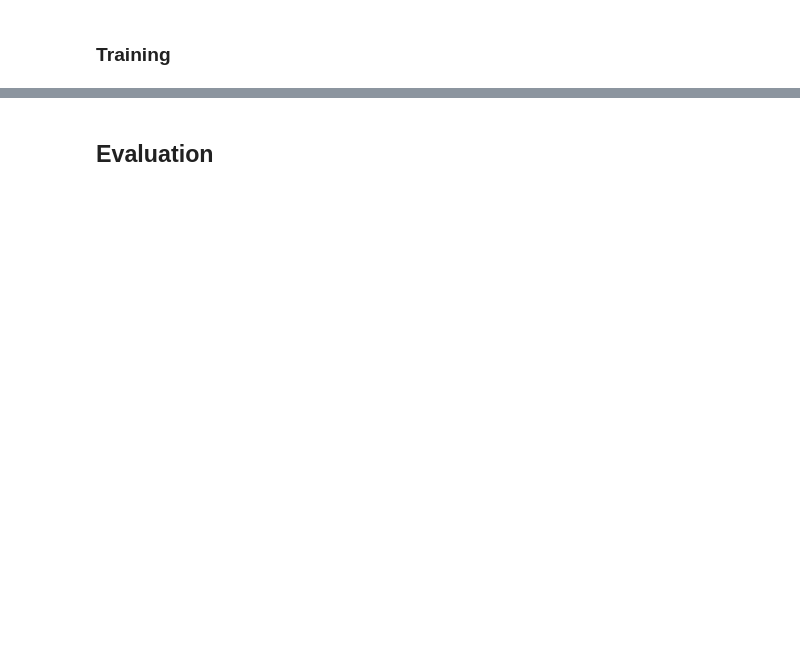
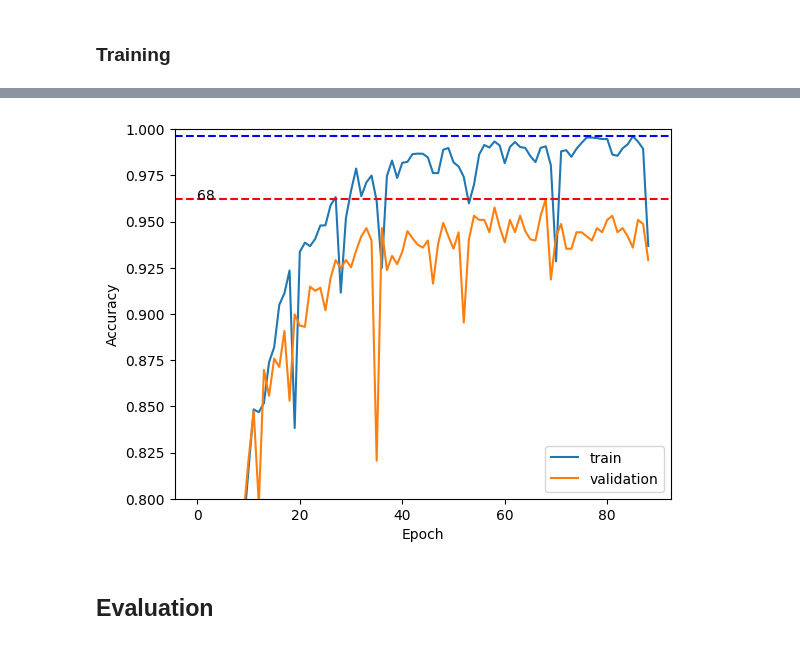
Before and after one commit to filippobartolucci/Italian-Lemmatizer, a Jupyter notebook: lemmatizer_ctx_95.ipynb, the cells around one changed output, grey strips where cells are left out. Drawn from its saved outputs; the diff is of its cells as text; code cells hidden in the pictures; blank space fills up the shorter version.

Commit message:
final model

```diff
--- a/lemmatizer_ctx_95.ipynb
+++ b/lemmatizer_ctx_95.ipynb
@@ -387,12 +384,12 @@ def accuracy(y_true, y_pred):
 # %% [markdown]
 ### Word2Vec
 # %%
-EMBEDDING_DIM = 512
+EMBEDDING_DIM = 384
 VOCABULARY_SIZE = len(word_tokenizer.word_index) + 1
 
 def get_word2vec_weights(DIM):
     # train word2vec model
-    word2vec = gensim.models.Word2Vec(dev_ctx + val_ctx + test_ctx, vector_size=DIM, window=10, min_count=1, workers=8)
+    word2vec = gensim.models.Word2Vec(dev_words + test_words_s, vector_size=DIM, window=10, min_count=1, workers=8)
 
     # create an empty embedding matix
     embedding_weights = np.zeros((VOCABULARY_SIZE, DIM))
@@ -418,6 +415,7 @@ embedding_weights = get_word2vec_weights(EMBEDDING_DIM)
 #   - words: encoded words: (batch_size, MAX_WORD_LENGTH)
 # outputs:
 #  - lemma: encoded lemma: (batch_size, MAX_WORD_LENGTH)
+
 
 def get_model():
     # context
@@ -429,6 +427,7 @@ def get_model():
 
     # tags
     tags_input = Input(shape=(CTX_DIM * 2 + 1,), name="tags_input")
+    tags_input = Masking(mask_value=1)(tags_input)
     tags_embedding = Embedding(len(tag_tokenizer.word_index) + 1, 64, input_length=CTX_DIM * 2 + 1, name="tags_embedding", trainable=True)(tags_input)
     tags_embedding = Bidirectional(LSTM(64, return_sequences=True))(tags_embedding)
     tags_embedding = TimeDistributed(Dense(EMBEDDING_DIM*2))(tags_embedding)
@@ -436,7 +435,7 @@ def get_model():
     # words
     words_input = Input(shape=(MAX_WORD_LENGTH,), name="words_input")
     words_input = Masking(mask_value=0)(words_input)
-    words_embedding = Embedding(VOCAB_SIZE, int(EMBEDDING_DIM), input_length=MAX_WORD_LENGTH, name="words_embedding", trainable=True)(words_input)
+    words_embedding = Embedding(VOCAB_SIZE, 64, input_length=MAX_WORD_LENGTH, name="words_embedding", trainable=True)(words_input)
     words_embedding = Bidirectional(LSTM(EMBEDDING_DIM, return_sequences=True))(words_embedding)
 
     # combine
@@ -447,13 +446,12 @@ def get_model():
     lstm = Dropout(0.5)(lstm)
     lstm = Bidirectional(LSTM(EMBEDDING_DIM, return_sequences=True), name="lstm2")(lstm)
 
-    dense = TimeDistributed(Dense(EMBEDDING_DIM, activation="swish", name="dense"))(lstm)
+    dense = TimeDistributed(Dense(EMBEDDING_DIM, activation="relu", name="dense"))(lstm)
     dense = Dropout(0.3)(dense)
-    dense = TimeDistributed(Dense(EMBEDDING_DIM, activation="swish", name="dense"))(dense)
+    dense = TimeDistributed(Dense(EMBEDDING_DIM, activation="relu", name="dense"))(dense)
     dense = Dropout(0.2)(dense)
-    dense = TimeDistributed(Dense(EMBEDDING_DIM, activation="swish", name="dense"))(dense)
-    dense = Dropout(0.1)(dense)
-    dense = TimeDistributed(Dense(EMBEDDING_DIM, activation="swish", name="dense"))(dense)
+    dense = TimeDistributed(Dense(EMBEDDING_DIM, activation="relu", name="dense"))(dense)
+    dense = TimeDistributed(Dense(EMBEDDING_DIM, activation="relu", name="dense"))(dense)
 
     output = TimeDistributed(Dense(VOCAB_SIZE, activation="softmax"), name="output")(dense)
     return Model(inputs=[context_input, tags_input, words_input], outputs=[output])
@@ -487,6 +485,6 @@ early_stopping = EarlyStopping(monitor="val_accuracy", patience=20, restore_best
 model.compile(loss="categorical_crossentropy", optimizer="adam", metrics=[accuracy])
 
 # train model
-history = model.fit([dev_ctx_e, dev_tags_e, dev_words_e], dev_lemmas_e, epochs=100, batch_size=256, validation_data=([val_ctx_e, val_tags_e, val_words_e], val_lemmas_e), callbacks=[early_stopping])
+history = model.fit([dev_ctx_e, dev_tags_e, dev_words_e], dev_lemmas_e, epochs=100, batch_size=64, validation_data=([val_ctx_e, val_tags_e, val_words_e], val_lemmas_e), callbacks=[early_stopping])
 # %% [output]
 Epoch 1/100
@@ -509,3 +507,16 @@ Epoch 14/100
+# %%
+plt.plot(history.history["accuracy"], label="train")
+plt.plot(history.history["val_accuracy"], label="validation")
+plt.axhline(max(history.history["val_accuracy"]), color="red", linestyle="--")
+plt.axhline(max(history.history["accuracy"]), color="blue", linestyle="--")
+plt.text(0, max(history.history["val_accuracy"]), str(np.argmax(history.history["val_accuracy"])))
+plt.xlabel("Epoch")
+plt.ylabel("Accuracy")
+plt.legend()
+plt.ylim(0.8, 1)
+plt.show()
+# %% [output]
+[figure, added]
 # %% [markdown]
 ## Evaluation
 # %%
```
Also changed, not shown: parts of 10 cells of this notebook, 2 other files.
